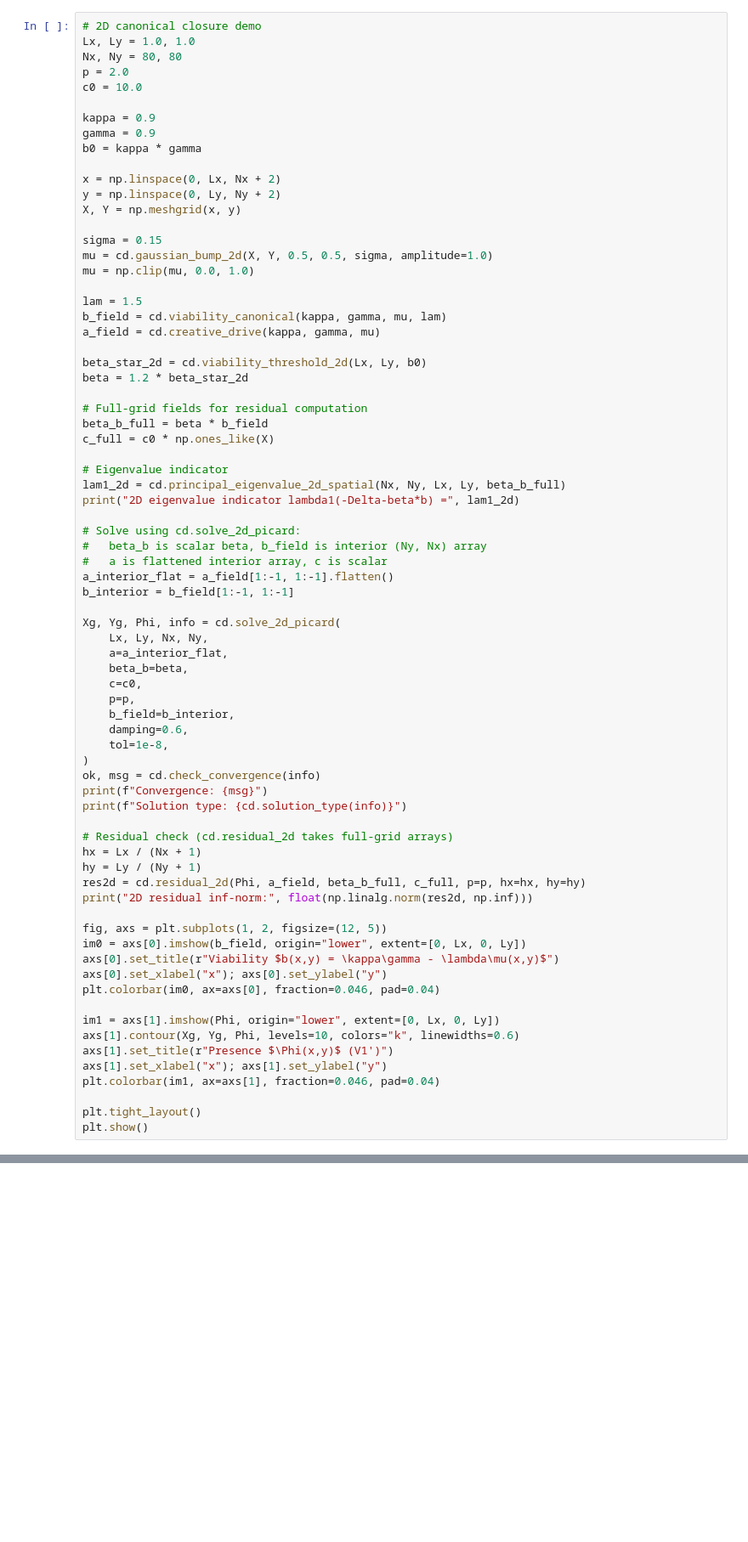
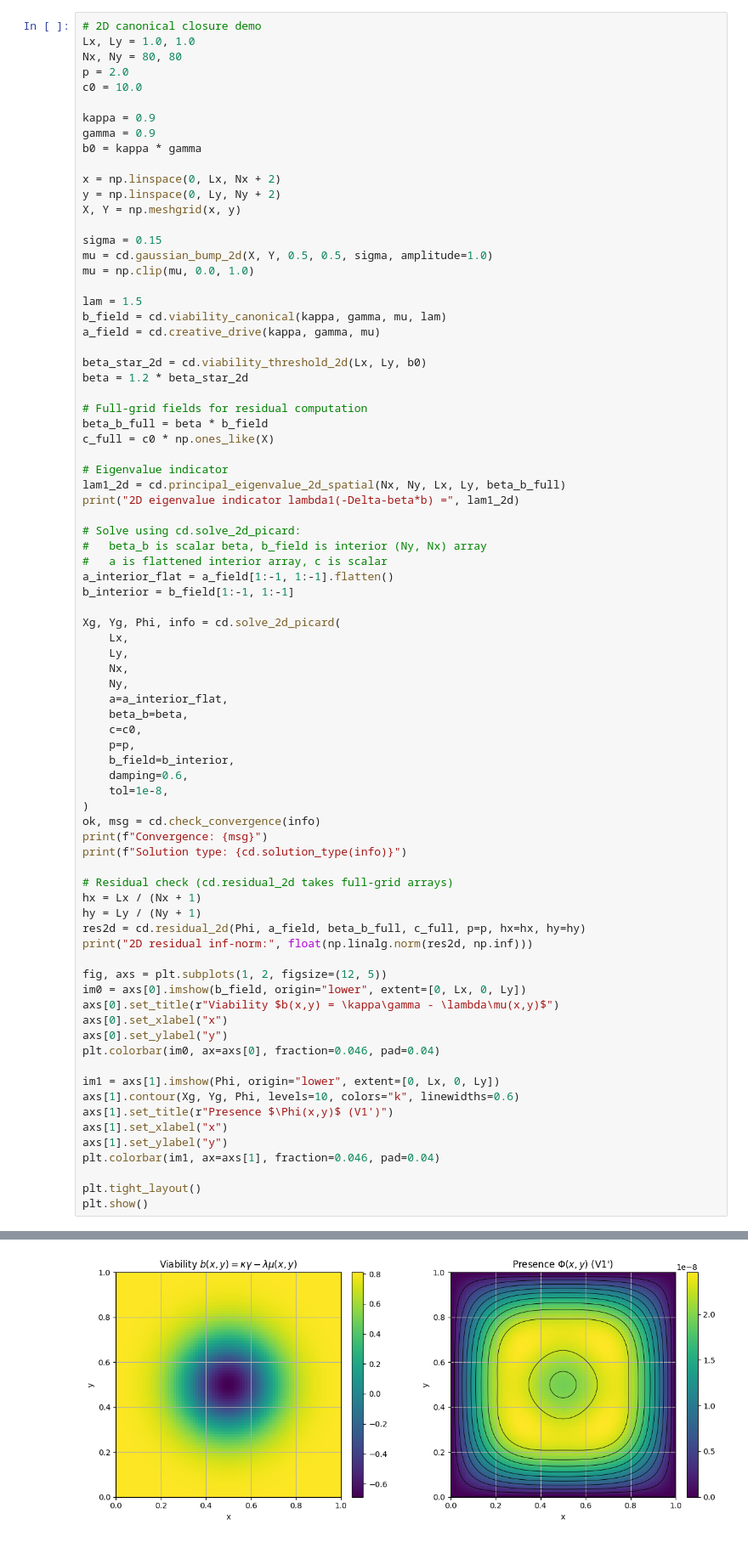
Before and after one commit to Project-Navi/navi-creative-determinant, a Jupyter notebook: notebooks/cd_pde_demo.ipynb, the cells around one changed output, grey strips where cells are left out. Shown at 85% size. Drawn from its saved outputs; the diff is of its cells as text; blank space fills up the shorter version.

```diff
--- a/notebooks/cd_pde_demo.ipynb
+++ b/notebooks/cd_pde_demo.ipynb
@@ -449,7 +480,10 @@ a_interior_flat = a_field[1:-1, 1:-1].flatten()
 b_interior = b_field[1:-1, 1:-1]
 
 Xg, Yg, Phi, info = cd.solve_2d_picard(
-    Lx, Ly, Nx, Ny,
+    Lx,
+    Ly,
+    Nx,
+    Ny,
     a=a_interior_flat,
     beta_b=beta,
     c=c0,
@@ -471,14 +505,17 @@ print("2D residual inf-norm:", float(np.linalg.norm(res2d, np.inf)))
 fig, axs = plt.subplots(1, 2, figsize=(12, 5))
 im0 = axs[0].imshow(b_field, origin="lower", extent=[0, Lx, 0, Ly])
 axs[0].set_title(r"Viability $b(x,y) = \kappa\gamma - \lambda\mu(x,y)$")
-axs[0].set_xlabel("x"); axs[0].set_ylabel("y")
+axs[0].set_xlabel("x")
+axs[0].set_ylabel("y")
 plt.colorbar(im0, ax=axs[0], fraction=0.046, pad=0.04)
 
 im1 = axs[1].imshow(Phi, origin="lower", extent=[0, Lx, 0, Ly])
 axs[1].contour(Xg, Yg, Phi, levels=10, colors="k", linewidths=0.6)
 axs[1].set_title(r"Presence $\Phi(x,y)$ (V1')")
-axs[1].set_xlabel("x"); axs[1].set_ylabel("y")
+axs[1].set_xlabel("x")
+axs[1].set_ylabel("y")
 plt.colorbar(im1, ax=axs[1], fraction=0.046, pad=0.04)
 
 plt.tight_layout()
 plt.show()
+# %% [output]
@@ -485,3 +526,4 @@ plt.show()
+[figure, added]
 # %% [markdown]
 **Interpretation:** The 2D presence field $\Phi(x,y)$ peaks where viability $b(x,y) > 0$ and vanishes on the boundary. The contradiction bump at the center locally suppresses $b$, creating a characteristic ring-shaped presence pattern.
 
```
Also changed, not shown: parts of 12 cells of this notebook, 1 other file.
